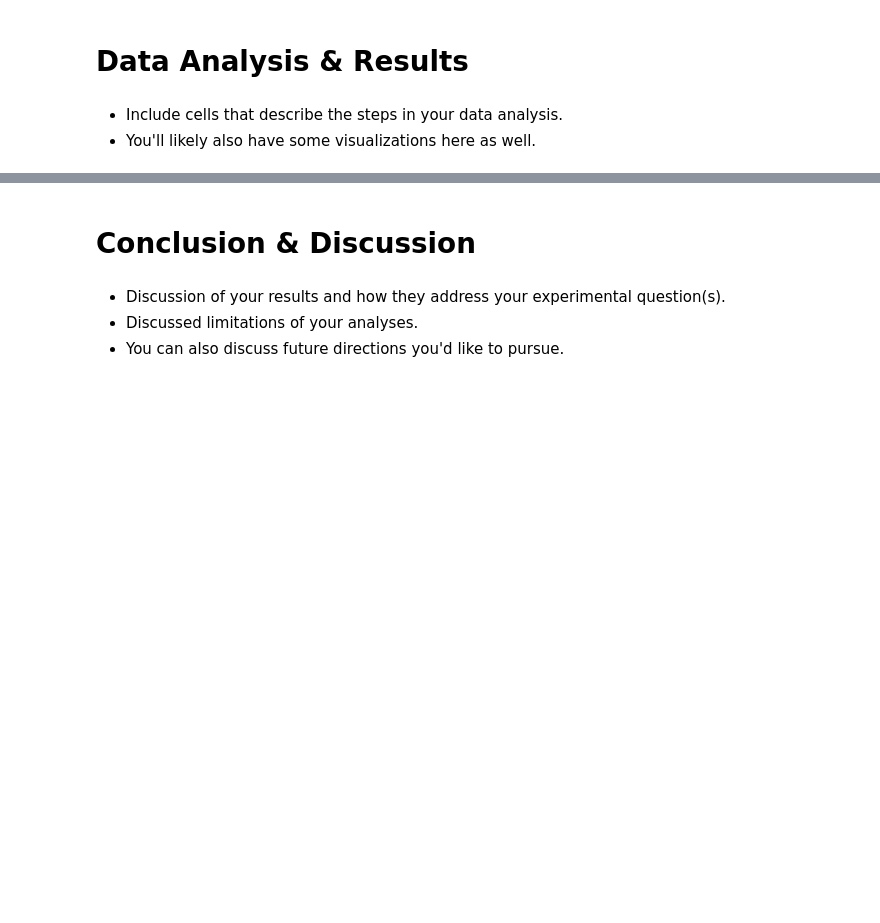
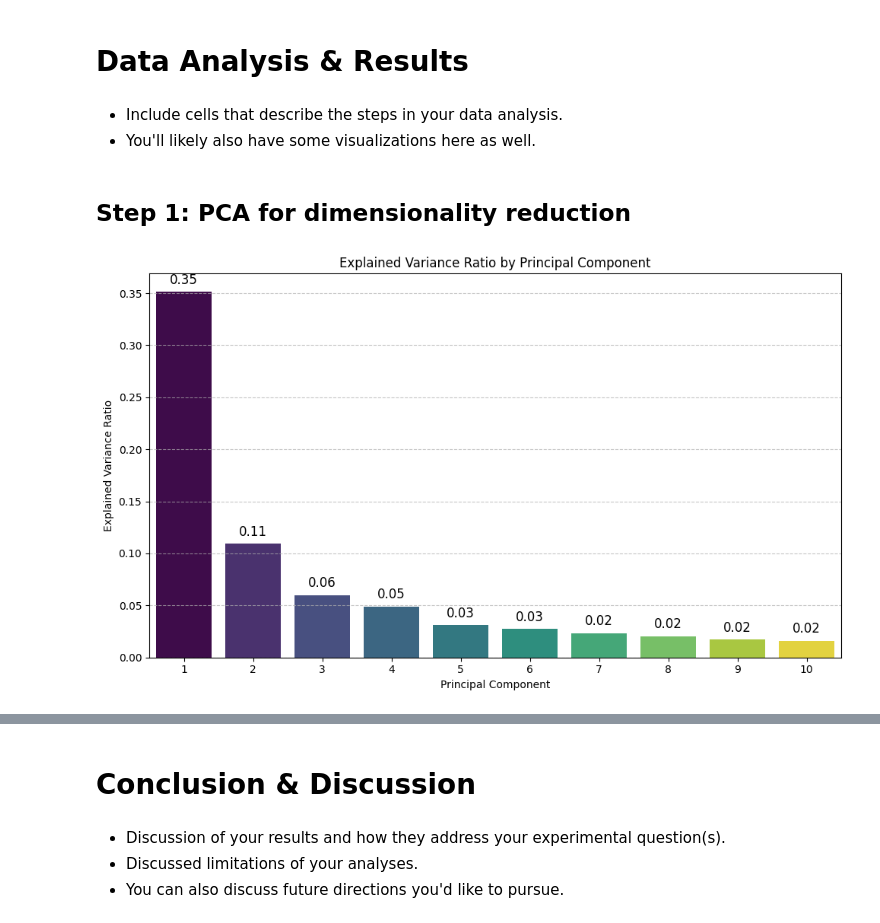
Before and after one commit to holliwood8/138-project, a Jupyter notebook: FinalProject-GroupXYZ.ipynb, the cells around one changed output, grey strips where cells are left out. Saved outputs shown, nothing was run; the diff lists cells and outputs as text; code cells hidden in the pictures; blank space fills up the shorter version.

```diff
--- a/FinalProject-GroupXYZ.ipynb
+++ b/FinalProject-GroupXYZ.ipynb
@@ -135,0 +196,3 @@ count_observations
+# %%
+df = df_balanced.copy()
+df
@@ -588,7 +665,7 @@ def calculate_mean(df):
             wave_summaries[wave_type] = df[cols_to_plot].mean(axis=1)
     return wave_summaries
 
-fig, axes = plt.subplots(7, 1, figsize=(15, 35))
+fig, axes = plt.subplots(6, 1, figsize=(15, 35))
 # Iterate over each main.disorder
 for i, disorder in enumerate(df['main.disorder'].unique()):
     df_disorder = df[df['main.disorder'] == disorder]
@@ -617,3 +694,5 @@ plt.show()
 ## FEEL FREE TO ADD MULTIPLE CELLS PER SECTION
 
 ## PCA and Clustering
+# %% [markdown]
+## Step 1: PCA for dimensionality reduction
@@ -619,0 +735,28 @@ plt.show()
+# %%
+# visualize the explained variance ratio
+pca, pca_df = apply_pca(df, n_components=10)
+
+explained_variance_df = pd.DataFrame({
+    'Principal Component': np.arange(1, pca.n_components_ + 1),
+    'Explained Variance Ratio': pca.explained_variance_ratio_
+})
+
+plt.figure(figsize=(10, 6))
+
+sns.barplot(data=explained_variance_df, x='Principal Component', y='Explained Variance Ratio', hue='Principal Component', palette='viridis', dodge=False, legend=False)
+
+plt.xlabel('Principal Component')
+plt.ylabel('Explained Variance Ratio')
+plt.title('Explained Variance Ratio by Principal Component')
+
+plt.grid(axis='y', linestyle='--', alpha=0.7)
+
+# Add data labels on top of the bars
+for i, ratio in enumerate(pca.explained_variance_ratio_):
+    plt.text(i, ratio + 0.005, f'{ratio:.2f}', ha='center', va='bottom', fontsize=12)
+
+# Show the plot
+plt.tight_layout()
+plt.show()
+# %% [output]
+[figure, added]
```
Also changed, not shown: parts of 18 cells of this notebook, 1 other file.
